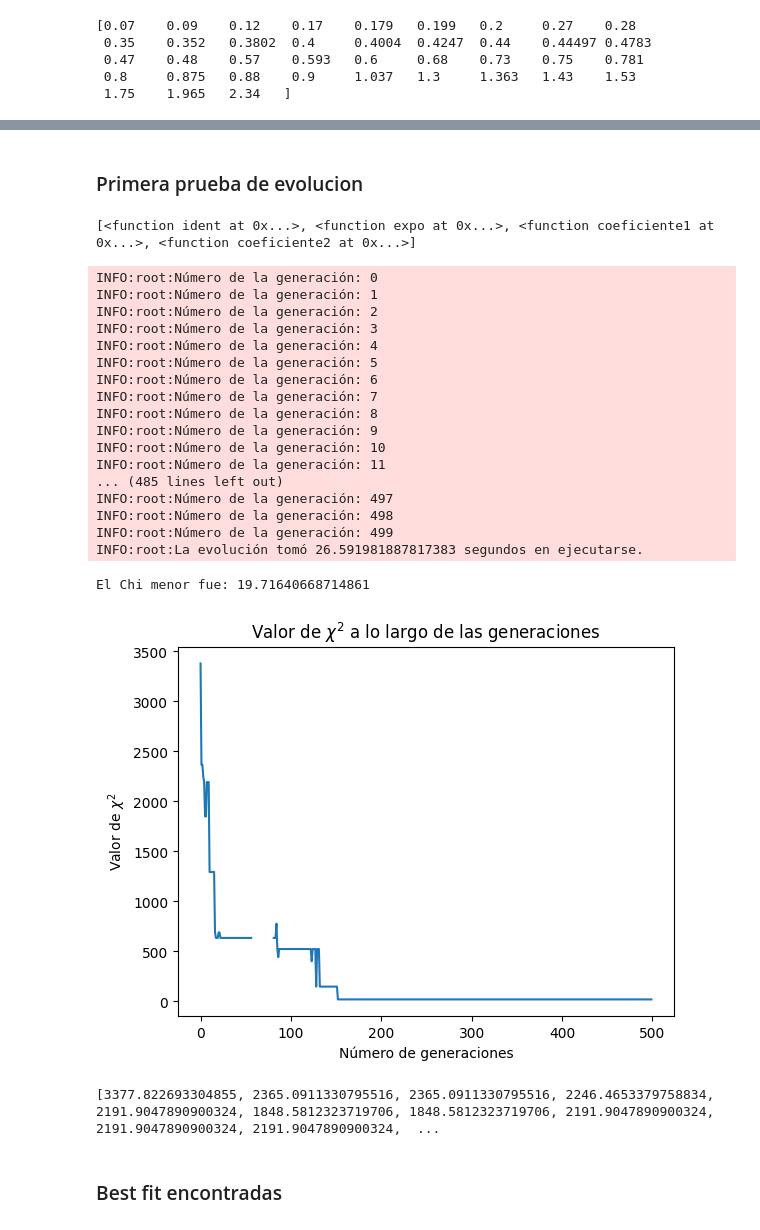
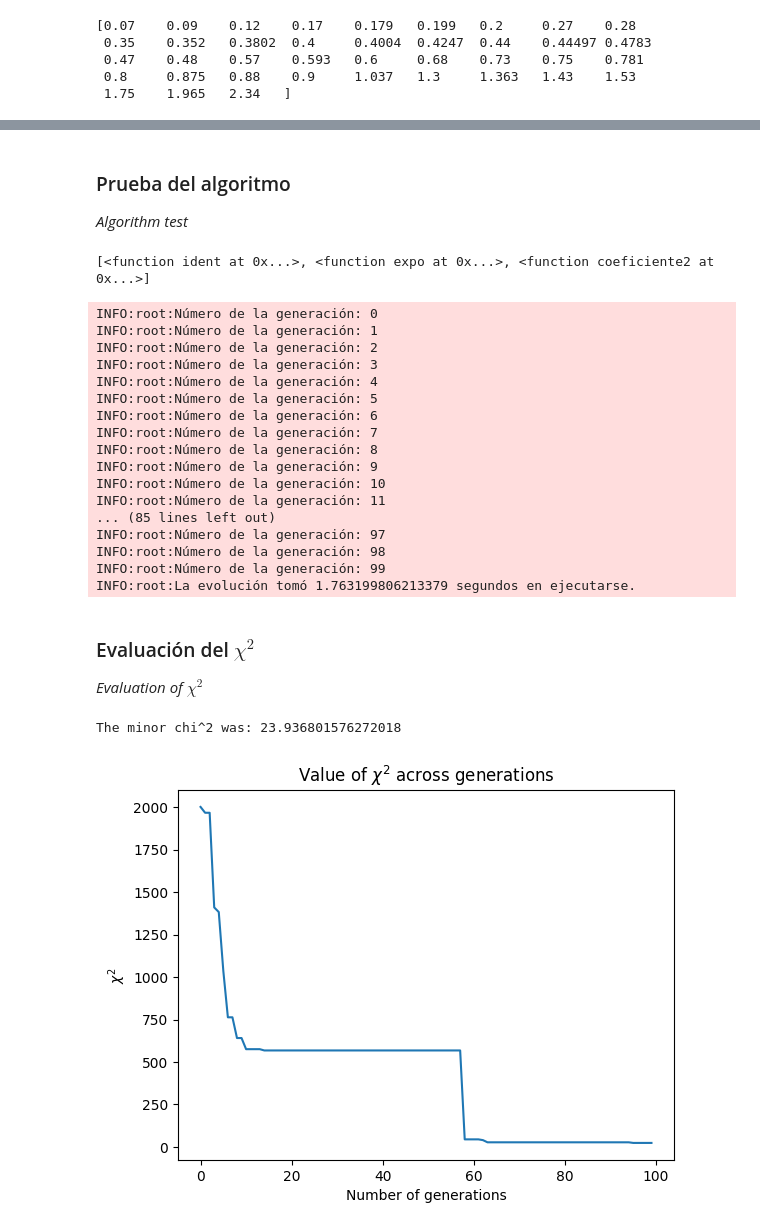
Before and after one commit to XimePS/Practica-DFI, a Jupyter notebook: GA con numpy.ipynb, the cells around one changed output, grey strips where cells are left out. Saved outputs shown, nothing was run; the diff lists cells and outputs as text; code cells hidden in the pictures.

```diff
--- a/GA con numpy.ipynb
+++ b/GA con numpy.ipynb
@@ -248,7 +276,11 @@ class Evolution:
         return Generations[-1], Chi
-# %% [markdown]
-### Primera prueba de evolucion
+# %% [markdown]
+### Prueba del algoritmo
+
+*Algorithm test*
 # %%
+# Se definen los cromosomas iniciales
+
 def ident(x):
     return (x+1)
 
@@ -261,25 +293,31 @@ def poli2(x):
 def poli3(x):
     return x**3
 
-def coeficiente1(x):
+def coeficiente2(x):
     return 2
 
-def coeficiente2(x):
+def coeficiente3(x):
     return 3
+
+def Chi2(*x): # Con numpy array (disminuye la cantidad de errores)
+    array =  np.sum(((np.array(H).astype(np.float64) - np.array(x).astype(np.float64))/np.array(desv).astype(np.float64))**2)
+    return array.tolist()
 
 def Chi(*x):
     return np.sum(((H - x)/desv)**2)
 
-Genes = [ident, expo, coeficiente1, coeficiente2]
+Genes = [ident, expo, coeficiente2]
 print(Genes)
 # %% [output]
-[<function ident at 0x...>, <function expo at 0x...>, <function coeficiente1 at 0x...>, <function coeficiente2 at 0x...>]
+[<function ident at 0x...>, <function expo at 0x...>, <function coeficiente2 at 0x...>]
 # %%
-pop_params = {'size': 20,'selection _rate': 20, 'mutation_rate' : 15}
+# Se definen los diccionarios que se les pasaran a las clases
+
+pop_params = {'size': 100,'selection _rate': 20, 'mutation_rate' : 15}
 ind_parameters = {'genes': Genes, 'operaciones': ['+', '-', '*',  '/', '**','comp'], 'number_of_genes': 10}
-gen_parameter = {'selection_rate' : 20, 'mutation_rate' : 15, 'num_generations' : 500}
+gen_parameter = {'selection_rate' : 20, 'mutation_rate' : 15, 'num_generations' : 100}
 
-intento1 = Evolution(gen_parameter, ind_parameters, pop_params, Chi)
+intento1 = Evolution(gen_parameter, ind_parameters, pop_params, Chi2)
 
 ultima_generacion, chi = intento1.Iteracion()
 # %% [output]
@@ -295,27 +333,24 @@ INFO:root:Número de la generación: 8
 INFO:root:Número de la generación: 9
 INFO:root:Número de la generación: 10
 INFO:root:Número de la generación: 11
-... (485 lines left out)
-INFO:root:Número de la generación: 497
-INFO:root:Número de la generación: 498
-INFO:root:Número de la generación: 499
-INFO:root:La evolución tomó 26.591981887817383 segundos en ejecutarse.
+... (85 lines left out)
+INFO:root:Número de la generación: 97
+INFO:root:Número de la generación: 98
+INFO:root:Número de la generación: 99
+INFO:root:La evolución tomó 1.763199806213379 segundos en ejecutarse.
+# %% [markdown]
+### Evaluación del $\chi^2$
+
+*Evaluation of $\chi^2$*
 # %%
-# Evaluacion de Chi
-
 minor_chi = chi
-print('El Chi menor fue: ' + str(min(minor_chi)))
+print('The minor chi^2 was: ' + str(min(minor_chi)))
 num_generaciones = np.arange(0, len(minor_chi), 1)
 plt.plot(num_generaciones, minor_chi)
-plt.xlabel('Número de generaciones')
-plt.ylabel('Valor de $\chi^2$')
-plt.title('Valor de $\chi^2$ a lo largo de las generaciones')
+plt.xlabel('Number of generations')
+plt.ylabel('$\chi^2$')
+plt.title('Value of $\chi^2$ across generations')
 plt.show()
-
-print(minor_chi)
 # %% [output]
-El Chi menor fue: 19.71640668714861
+The minor chi^2 was: 23.936801576272018
-[figure, old version]
+[figure, new version]
-[3377.822693304855, 2365.0911330795516, 2365.0911330795516, 2246.4653379758834, 2191.9047890900324, 1848.5812323719706, 1848.5812323719706, 2191.9047890900324, 2191.9047890900324, 2191.9047890900324,  ...
-# %% [markdown]
-### Best fit encontradas
```
Also changed, not shown: parts of 20 cells of this notebook, 5 other files.
